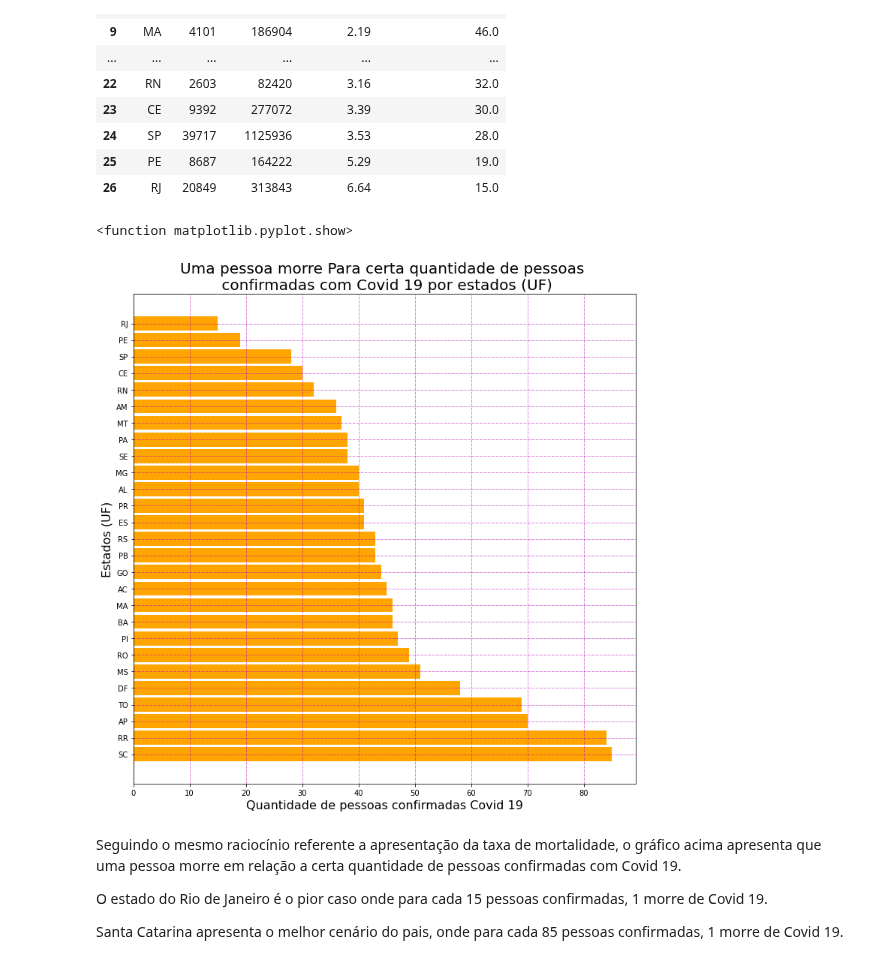
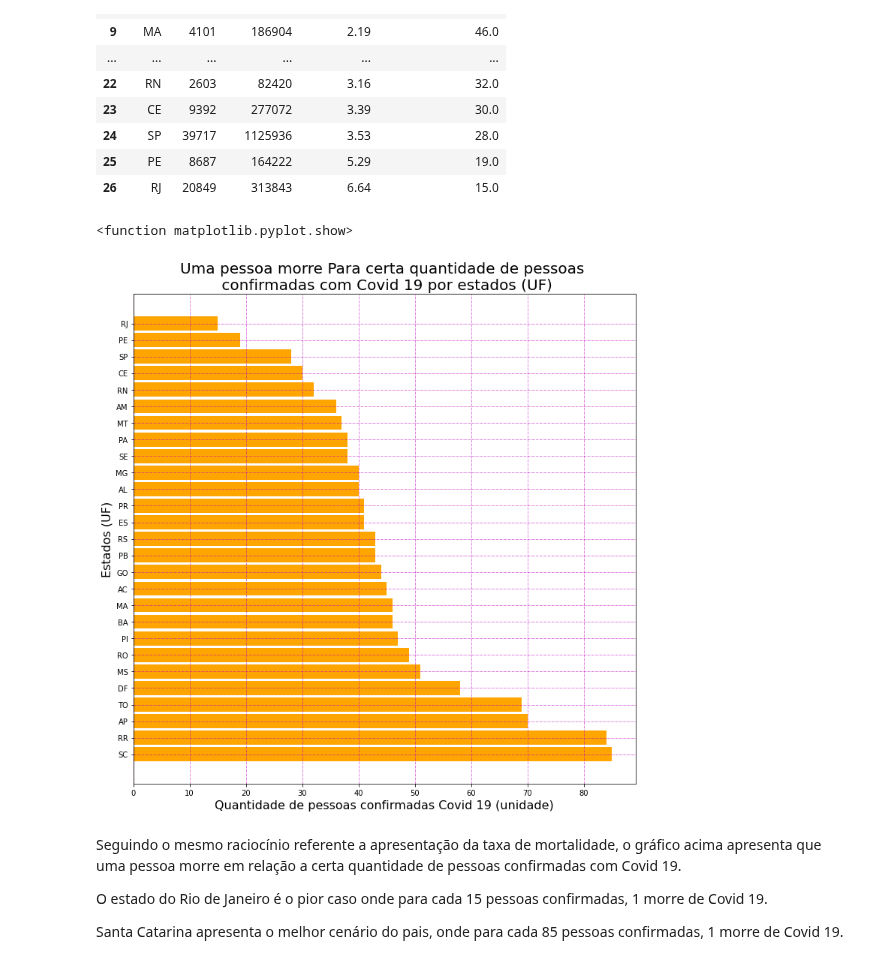
Before and after one commit to yoshinaga2904/Bootcamp-Alura, a Jupyter notebook: Fabio_Yoshinaga_Projeto_modulo_1.ipynb, the cells around one changed output. Cells and saved outputs as stored; diff of their text form; code cells hidden in the pictures.

```diff
--- a/Fabio_Yoshinaga_Projeto_modulo_1.ipynb
+++ b/Fabio_Yoshinaga_Projeto_modulo_1.ipynb
@@ -438,35 +438,35 @@ mortalidade
 plt.figure(figsize=(12, 12))
 
 #armazenando a taxa de mortalidade para construir o gráfico - eixo x
 mortalidade.sort_values(by='confirmed / deaths', ascending=False, inplace=True)
 confirmados_mortes = mortalidade['confirmed / deaths']
 
 #armazenando valores dos estados UF para construir o gráfico - eixo y
 UF = mortalidade['state']
 
 #Chamando método barh do matplotlib, para construir o gráfico de barras horizontais
 plt.barh(UF, confirmados_mortes, height=0.85, color='orange')
 
 
 #Criando um título
 plt.title('Uma pessoa morre Para certa quantidade de pessoas \n confirmadas com Covid 19 por estados (UF)', fontsize = 20)
 
 #Nomeando o eixo y
 plt.ylabel('Estados (UF)', fontsize = 16)
 
 #Nomeando o eixo x
-plt.xlabel('Quantidade de pessoas confirmadas Covid 19', fontsize = 16 )
+plt.xlabel('Quantidade de pessoas confirmadas Covid 19 (unidade)', fontsize = 16 )
 
 #formatando eixo x do gráfico
 plt.ticklabel_format(axis = 'x' , style = 'plain')
 
 #grid para orientação
 plt.grid(color='m', linestyle='-.', linewidth=0.5)
 
 plt.show
 # %% [output]
 <function matplotlib.pyplot.show>
-[figure, old version]
+[figure, new version]
 # %% [markdown]
 Seguindo o mesmo raciocínio referente a apresentação da taxa de mortalidade, o gráfico acima apresenta que uma pessoa morre em relação a certa quantidade de pessoas confirmadas com Covid 19.
 
```
Also changed, not shown: parts of 5 cells of this notebook.
